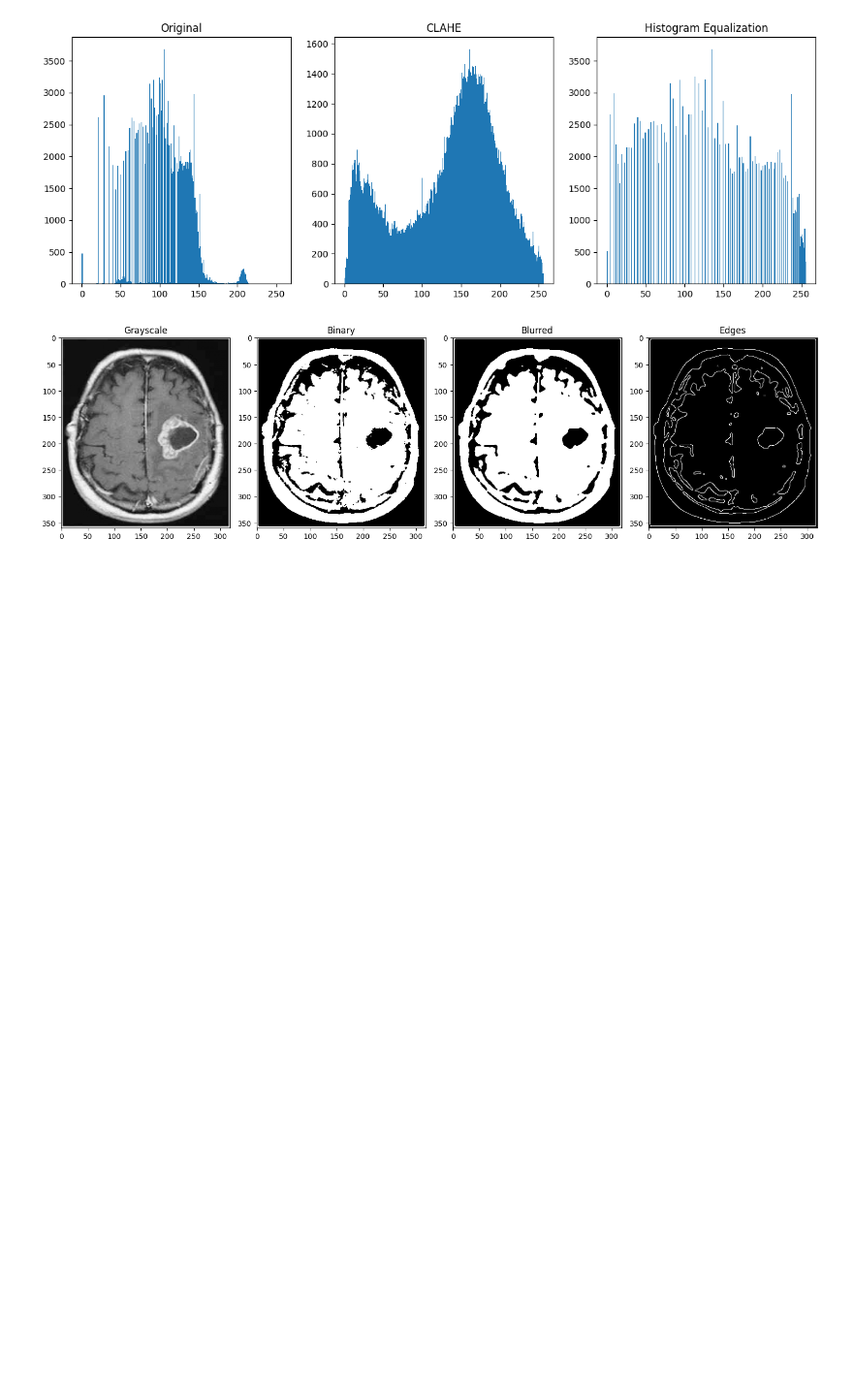
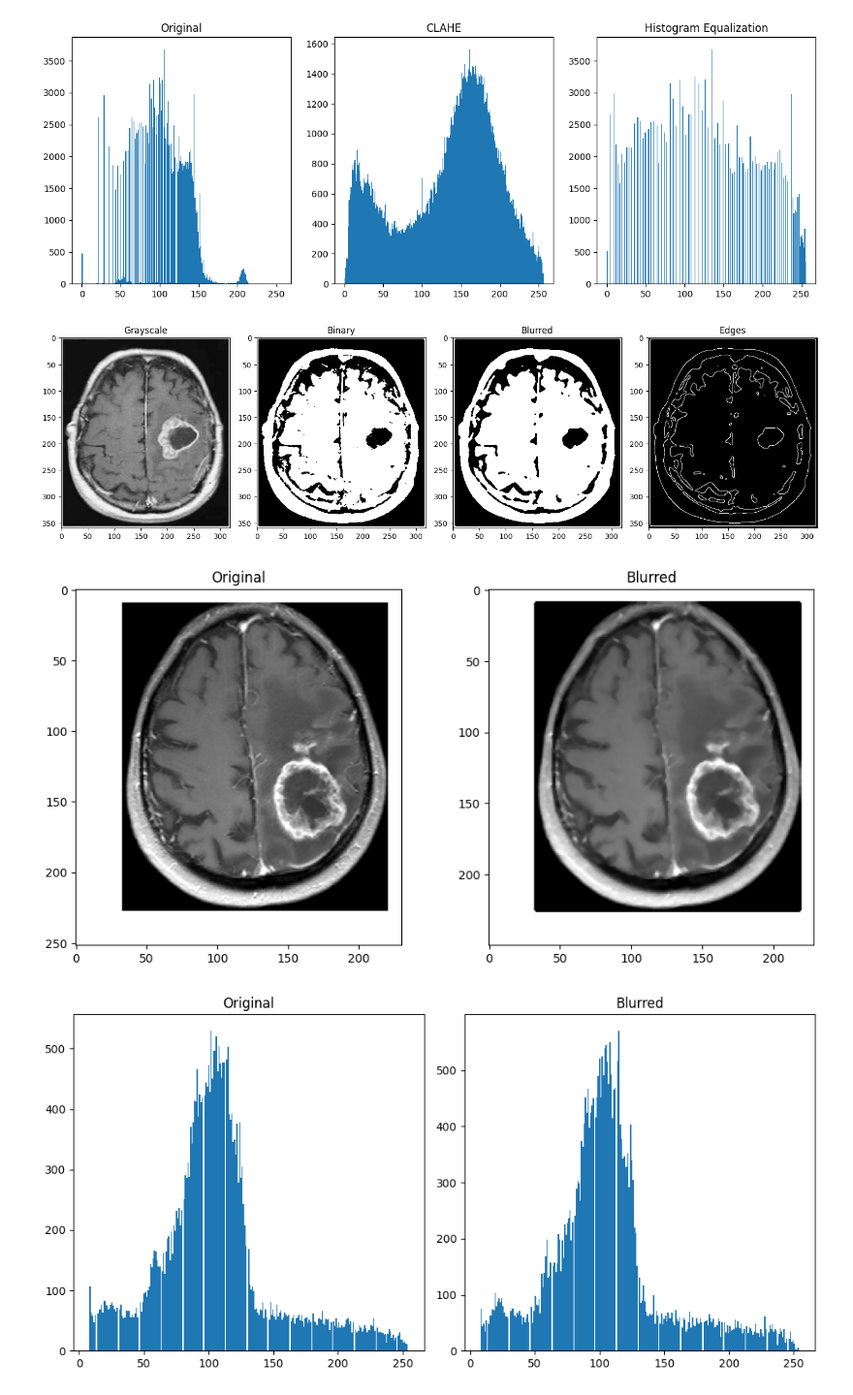
Before and after one commit to tresabhi/isu, a Jupyter notebook: me-280/homeworks/2.ipynb, the cells around one changed output. Shown at 97% size. Cells and saved outputs as stored; diff of their text form; code cells hidden in the pictures; blank space fills up the shorter version.

```diff
--- a/me-280/homeworks/2.ipynb
+++ b/me-280/homeworks/2.ipynb
@@ -63,3 +64,49 @@ plt.tight_layout()
 plt.show()
 # %% [output]
 [figure]
+# %%
+tumor = cv2.imread("../perception/tumor-image.png")
+gray = cv2.cvtColor(tumor, cv2.COLOR_BGR2GRAY)
+
+
+def custom_blur(img):
+    h, w = img.shape
+    result = np.zeros((h - 2, w - 2))
+
+    for i in range(1, h - 1):
+        for j in range(1, w - 1):
+            patch = img[i - 1 : i + 2, j - 1 : j + 2]
+            result[i - 1, j - 1] = np.median(patch)
+
+    return result
+
+
+custom_blurred = custom_blur(gray)
+
+fig, axes = plt.subplots(1, 2, figsize=(10, 5))
+
+axes[0].imshow(gray, cmap="gray")
+axes[0].set_title("Original")
+
+axes[1].imshow(custom_blurred, cmap="gray")
+axes[1].set_title("Blurred")
+
+plt.tight_layout()
+plt.show()
+
+fig, axes = plt.subplots(1, 2, figsize=(10, 5))
+
+range_hack = (8, 254)
+bins_hack = range_hack[1] - range_hack[0] + 1
+
+axes[0].hist(gray.ravel(), bins=bins_hack, range=range_hack)
+axes[0].set_title("Original")
+
+axes[1].hist(custom_blurred.ravel(), bins=bins_hack, range=range_hack)
+axes[1].set_title("Blurred")
+
+plt.tight_layout()
+plt.show()
+# %% [output]
+[figure, added]
+[figure, added]
```
Also changed, not shown: parts of 2 cells of this notebook.
